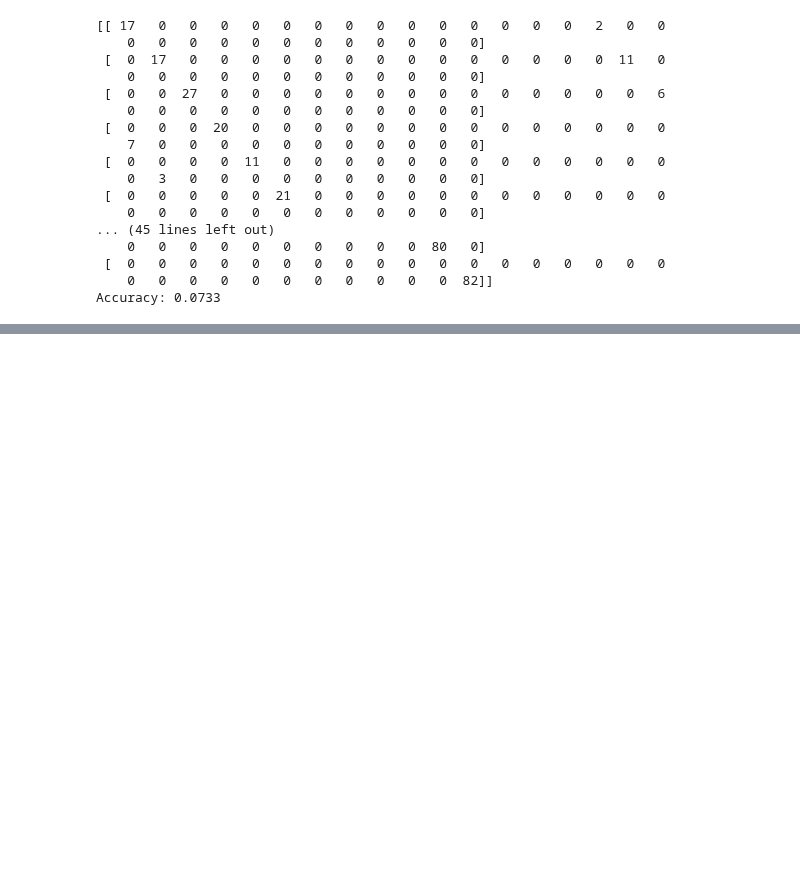
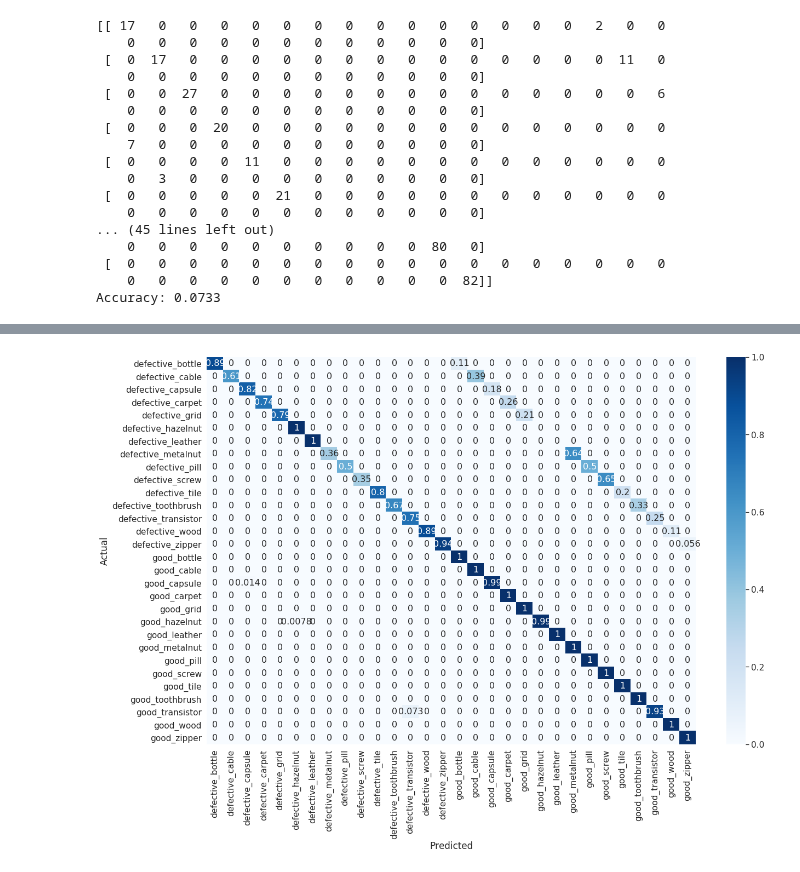
Before and after one commit to mahesh-sudhakar/NEU_XAI, a Jupyter notebook: MVTec.ipynb, the cells around one changed output, grey strips where cells are left out. Drawn from its saved outputs; the diff is of its cells as text; code cells hidden in the pictures; blank space fills up the shorter version.

```diff
--- a/MVTec.ipynb
+++ b/MVTec.ipynb
@@ -281,0 +285,12 @@ plt.savefig('/content/drive/My Drive/xai_model/MVTec_25_CM.jpg')
+# %%
+cm_normalized = cm.astype('float') / cm.sum(axis=1)[:, np.newaxis]
+
+plt_cm = pd.DataFrame(cm_normalized, index=test_generator.class_indices.keys(), columns=test_generator.class_indices.keys())
+plt_cm.index.name = 'Actual'
+plt_cm.columns.name = 'Predicted'
+plt.figure(figsize = (20,13))
+sn.set(font_scale=1.4)
+sn.heatmap(plt_cm, cmap="Blues", annot=True,annot_kws={"size": 16})
+plt.savefig('/content/drive/My Drive/xai_model/MVTec_25_CM_N.jpg')
+# %% [output]
+[figure, added]
```
Also changed, not shown: parts of 1 cell of this notebook.
